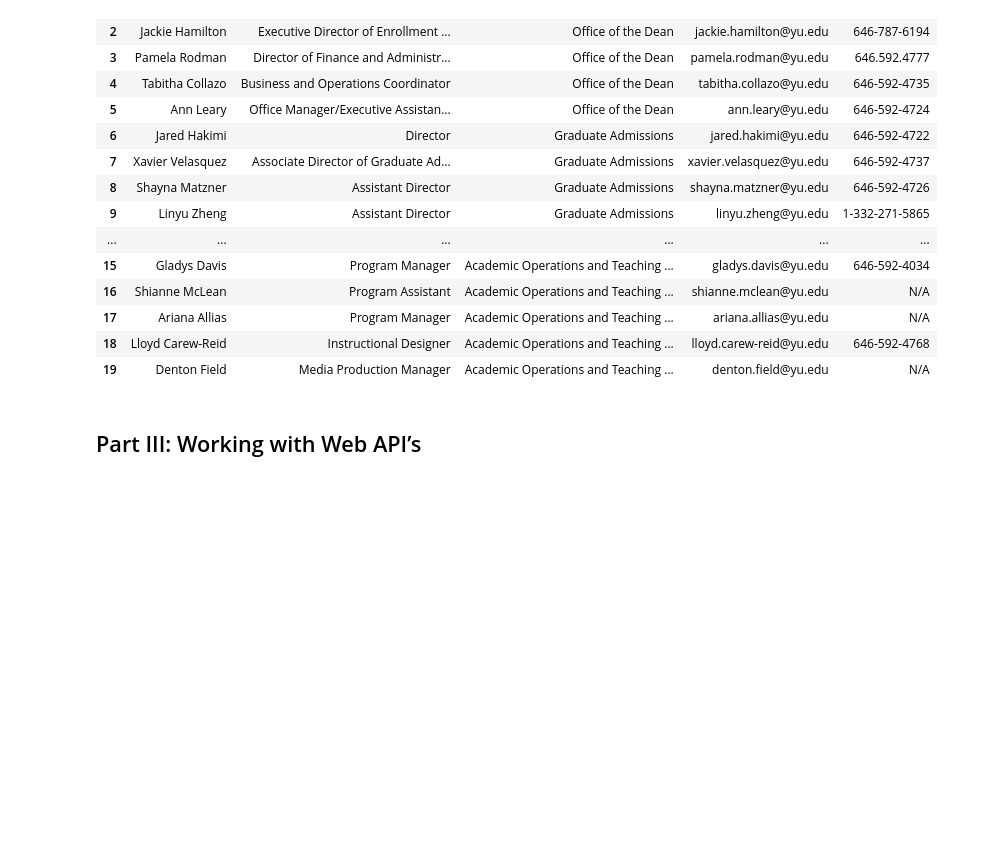
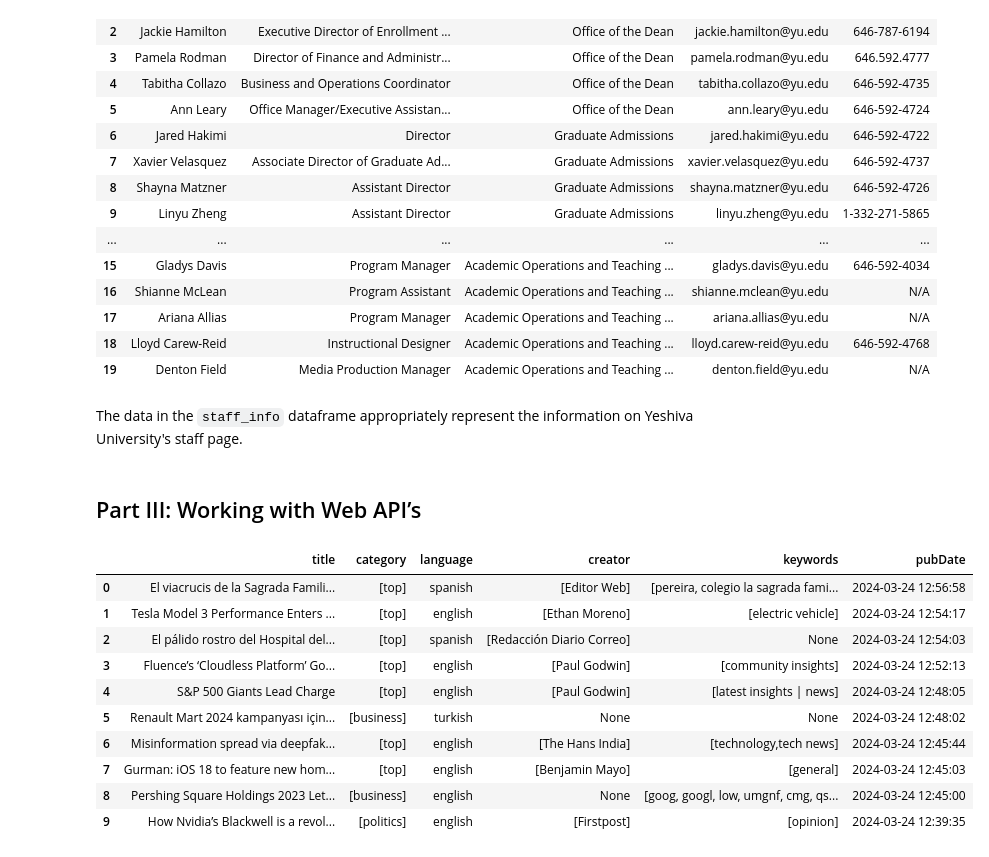
Before and after one commit to ktxdev/AIM-5001, a Jupyter notebook: M9/2. Code/S_Huvaya_M9_Assn.ipynb, the cells around one changed output. Saved outputs shown, nothing was run; the diff lists cells and outputs as text; code cells hidden in the pictures; blank space fills up the shorter version.

```diff
--- a/M9/2. Code/S_Huvaya_M9_Assn.ipynb
+++ b/M9/2. Code/S_Huvaya_M9_Assn.ipynb
@@ -99,5 +114,42 @@ staff_info
 | 17 | Ariana Allias | Program Manager | Academic Operations and Teaching ... | ariana.allias@yu.edu | N/A |
 | 18 | Lloyd Carew-Reid | Instructional Designer | Academic Operations and Teaching ... | lloyd.carew-reid@yu.edu | 646-592-4768 |
 | 19 | Denton Field | Media Production Manager | Academic Operations and Teaching ... | denton.field@yu.edu | N/A |
+# %% [markdown]
+The data in the `staff_info` dataframe appropriately represent the information on Yeshiva University's staff page.
 # %% [markdown]
 ## Part III: Working with Web API’s
+# %%
+base_url = "https://newsdata.io/api/1/news?apikey=pub_4046009183297c1193f8a39cd7e388da89a99&q=tech"
+res = requests.get(base_url)
+
+# Load API response as JSON
+json_data = json.loads(res.text)
+
+# Create dataframe for the data
+data_columns = ["title", "category", "language", "creator", "keywords", "pubDate"]
+data = pd.DataFrame(json_data["results"], columns = data_columns)
+
+# Loops five times to get more news from API
+for i in range(5):
+    time.sleep(1) # Delay execution to avoid rate limit exception
+
+    res = requests.get(f"{base_url}&page={json_data['nextPage']}")
+    json_data = json.loads(res.text)
+
+    new_data = pd.DataFrame(json_data["results"], columns = data_columns)
+    data = pd.concat([data, new_data], ignore_index = True)
+
+
+data.head(10)
+# %% [output]
+|  | title | category | language | creator | keywords | pubDate |
+| 0 | El viacrucis de la Sagrada Famili... | [top] | spanish | [Editor Web] | [pereira, colegio la sagrada fami... | 2024-03-24 12:56:58 |
+| 1 | Tesla Model 3 Performance Enters ... | [top] | english | [Ethan Moreno] | [electric vehicle] | 2024-03-24 12:54:17 |
+| 2 | El pálido rostro del Hospital del... | [top] | spanish | [Redacción Diario Correo] | None | 2024-03-24 12:54:03 |
+| 3 | Fluence’s ‘Cloudless Platform’ Go... | [top] | english | [Paul Godwin] | [community insights] | 2024-03-24 12:52:13 |
+| 4 | S&P 500 Giants Lead Charge | [top] | english | [Paul Godwin] | [latest insights | news] | 2024-03-24 12:48:05 |
+| 5 | Renault Mart 2024 kampanyası için... | [business] | turkish | None | None | 2024-03-24 12:48:02 |
+| 6 | Misinformation spread via deepfak... | [top] | english | [The Hans India] | [technology,tech news] | 2024-03-24 12:45:44 |
+| 7 | Gurman: iOS 18 to feature new hom... | [top] | english | [Benjamin Mayo] | [general] | 2024-03-24 12:45:03 |
+| 8 | Pershing Square Holdings 2023 Let... | [business] | english | None | [goog, googl, low, umgnf, cmg, qs... | 2024-03-24 12:45:00 |
+| 9 | How Nvidia’s Blackwell is a revol... | [politics] | english | [Firstpost] | [opinion] | 2024-03-24 12:39:35 |
```
Also changed, not shown: parts of 20 cells of this notebook.
